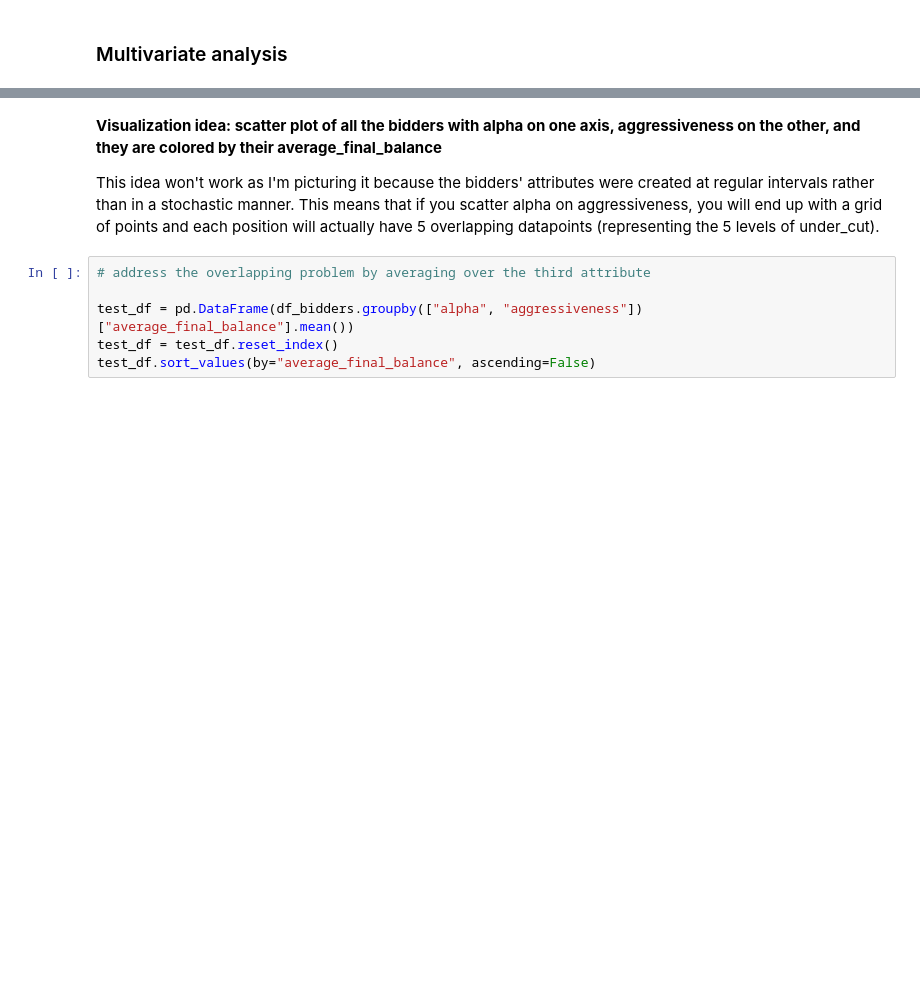
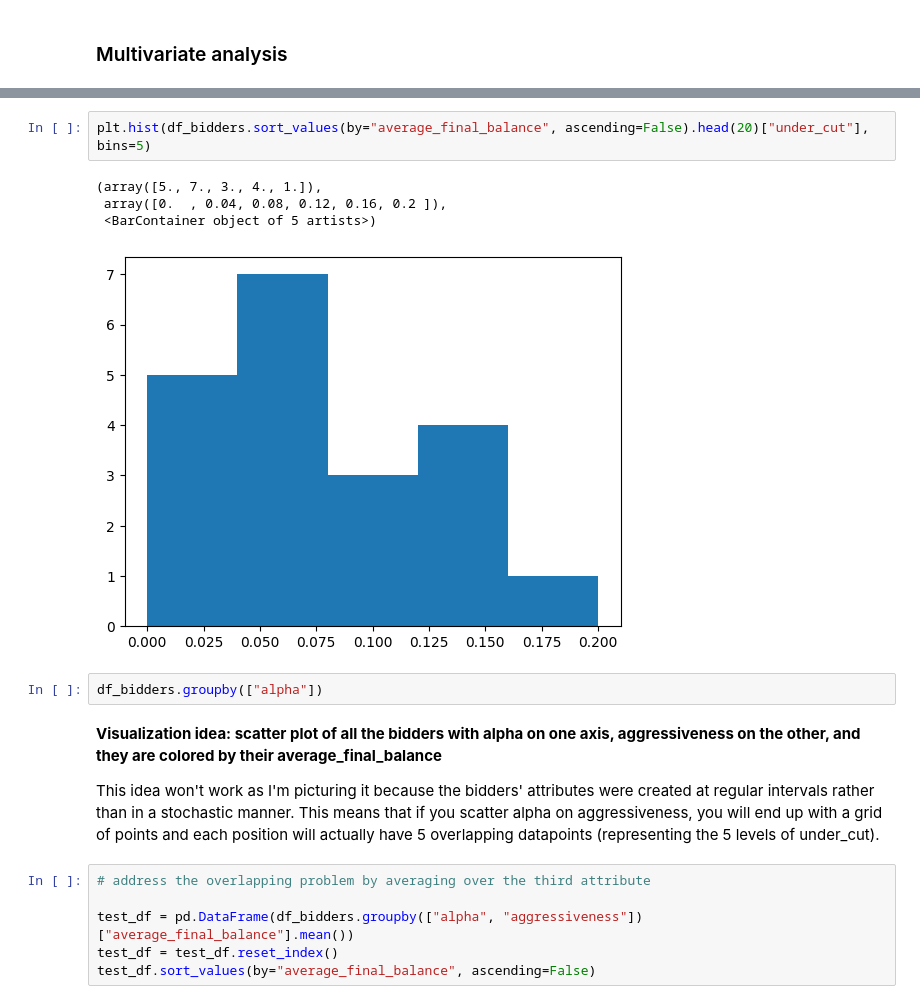
Before and after one commit to cbwright11/second-price-auction, a Jupyter notebook: Experiments.ipynb, the cells around one changed output, grey strips where cells are left out. Saved outputs shown, nothing was run; the diff lists cells and outputs as text; blank space fills up the shorter version.

```diff
--- a/Experiments.ipynb
+++ b/Experiments.ipynb
@@ -224,3 +243,12 @@ Number of bidders that finished with between -$2 and $2:  560
+# %%
+plt.hist(df_bidders.sort_values(by="average_final_balance", ascending=False).head(20)["under_cut"], bins=5)
+# %% [output]
+(array([5., 7., 3., 4., 1.]),
+ array([0.  , 0.04, 0.08, 0.12, 0.16, 0.2 ]),
+ <BarContainer object of 5 artists>)
+[figure, added]
+# %%
+df_bidders.groupby(["alpha"])
 # %% [markdown]
 **Visualization idea: scatter plot of all the bidders with alpha on one axis, aggressiveness on the other, and they are colored by their average_final_balance**
 
```
Also changed, not shown: parts of 12 cells of this notebook, 1 other file.
